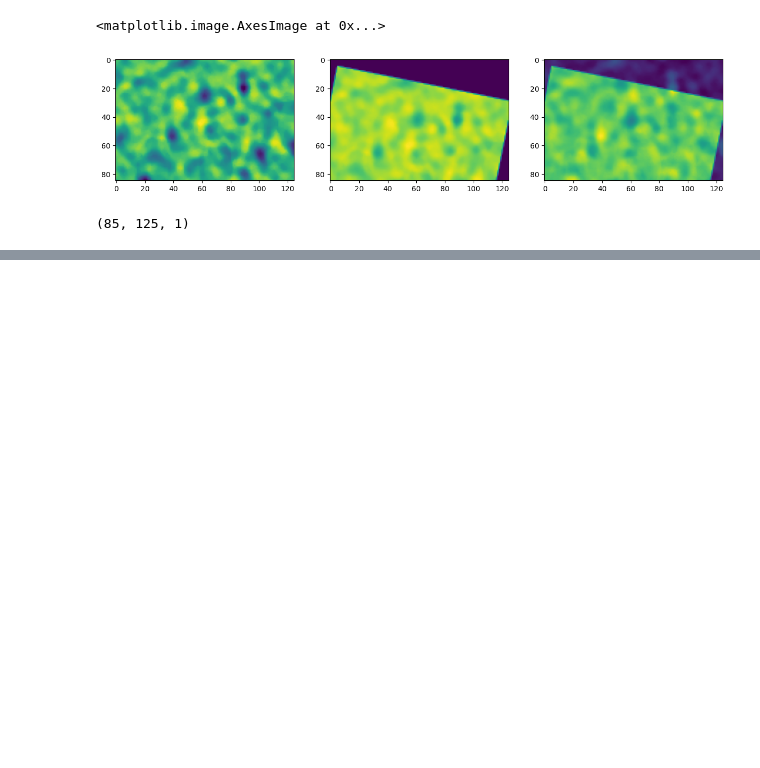
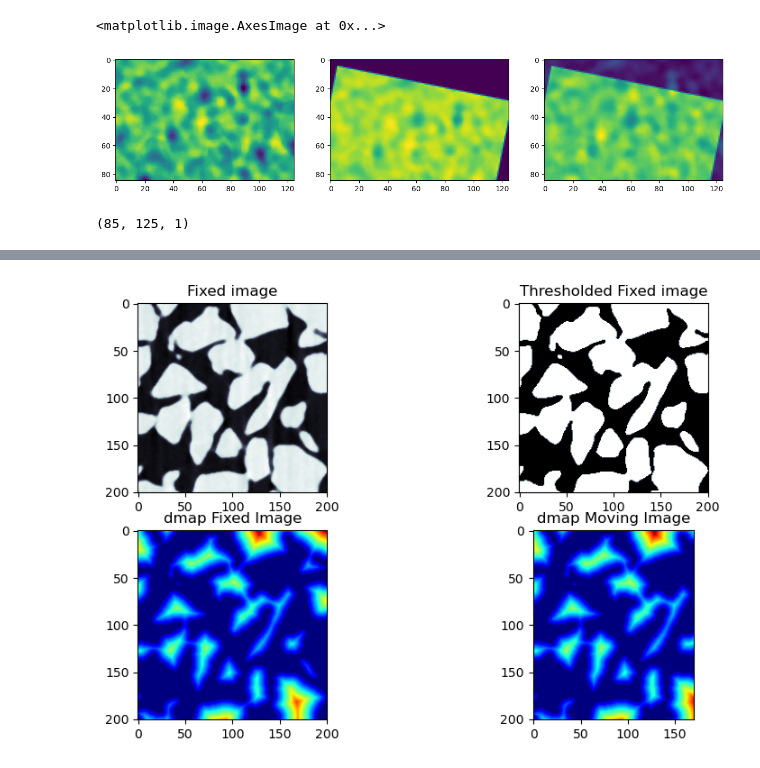
Before and after one commit to ImagingLectures/Quantitative-Big-Imaging-2024, a Jupyter notebook: Lectures/Lecture-09/TFregistration.ipynb, the cells around one changed output, grey strips where cells are left out. Cells and saved outputs as stored; diff of their text form; code cells hidden in the pictures; blank space fills up the shorter version.

```diff
--- a/Lectures/Lecture-09/TFregistration.ipynb
+++ b/Lectures/Lecture-09/TFregistration.ipynb
@@ -416,0 +432,16 @@ moving_image.shape
+# %%
+thresh_img = bw_sand > threshold_otsu(bw_sand)
+dist_start_img = distance_transform_edt(thresh_img)
+dist_shift_img = distance_transform_edt(shift_sand > threshold_otsu(bw_sand))
+# %%
+fig, [(ax1, ax2), (ax3, ax4)] = plt.subplots(2, 2, figsize=(10,6))
+ax1.imshow(bw_sand, cmap='bone')
+ax1.set_title('Fixed image')
+ax2.imshow(thresh_img, cmap='bone')
+ax2.set_title('Thresholded Fixed image')
+ax3.imshow(dist_start_img, cmap='jet')
+ax3.set_title('dmap Fixed Image')
+ax4.imshow(dist_shift_img, cmap='jet')
+ax4.set_title('dmap Moving Image');
+# %% [output]
+[figure, added]
```
Also changed, not shown: parts of 4 cells of this notebook, 11 other files.
